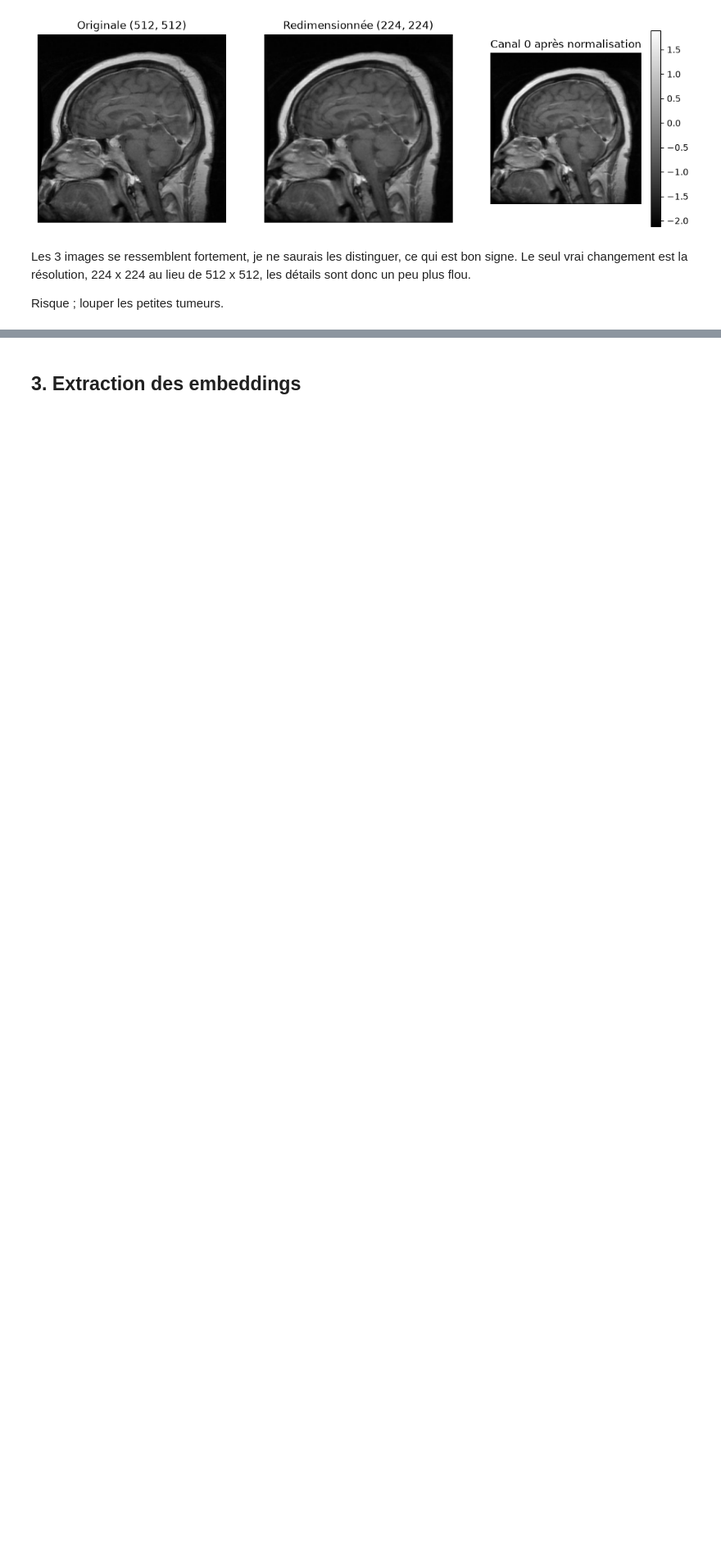
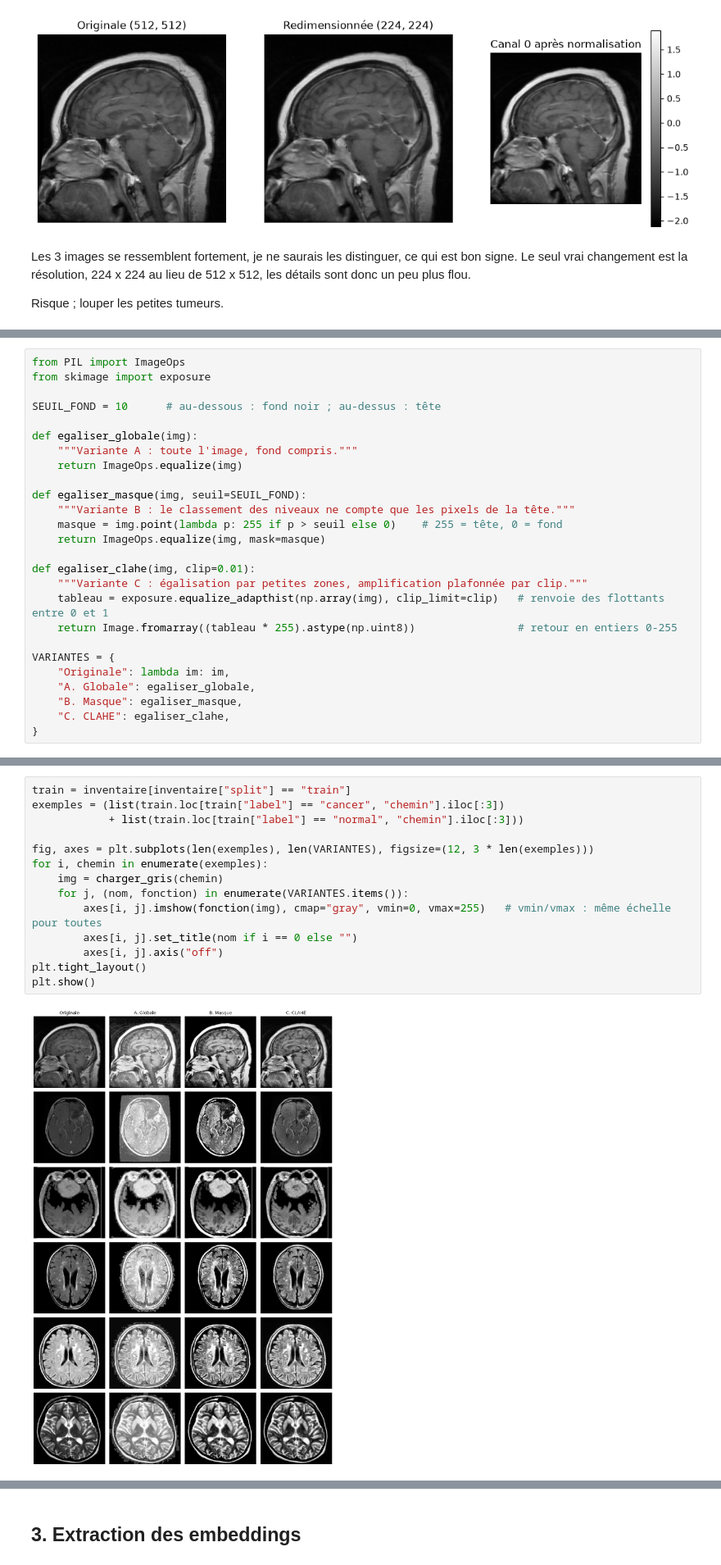
Before and after one commit to matthieudevivie/Projet-7---Labellisez-et-appliquez-des-approches-semi-supervisees-en-traitement-d-images, a Jupyter notebook: notebooks/02_features.ipynb, the cells around one changed output, grey strips where cells are left out. Shown at 82% size. Drawn from its saved outputs; the diff is of its cells as text; blank space fills up the shorter version.

```diff
--- a/notebooks/02_features.ipynb
+++ b/notebooks/02_features.ipynb
@@ -153,0 +192,26 @@ Risque ; louper les petites tumeurs.
+# %%
+from PIL import ImageOps
+from skimage import exposure
+
+SEUIL_FOND = 10      # au-dessous : fond noir ; au-dessus : tête
+
+def egaliser_globale(img):
+    """Variante A : toute l'image, fond compris."""
+    return ImageOps.equalize(img)
+
+def egaliser_masque(img, seuil=SEUIL_FOND):
+    """Variante B : le classement des niveaux ne compte que les pixels de la tête."""
+    masque = img.point(lambda p: 255 if p > seuil else 0)    # 255 = tête, 0 = fond
+    return ImageOps.equalize(img, mask=masque)
+
+def egaliser_clahe(img, clip=0.01):
+    """Variante C : égalisation par petites zones, amplification plafonnée par clip."""
+    tableau = exposure.equalize_adapthist(np.array(img), clip_limit=clip)   # renvoie des flottants entre 0 et 1
+    return Image.fromarray((tableau * 255).astype(np.uint8))                # retour en entiers 0-255
+
+VARIANTES = {
+    "Originale": lambda im: im,
+    "A. Globale": egaliser_globale,
+    "B. Masque": egaliser_masque,
+    "C. CLAHE": egaliser_clahe,
+}
@@ -153,0 +220,16 @@ Risque ; louper les petites tumeurs.
+# %%
+train = inventaire[inventaire["split"] == "train"]
+exemples = (list(train.loc[train["label"] == "cancer", "chemin"].iloc[:3])
+            + list(train.loc[train["label"] == "normal", "chemin"].iloc[:3]))
+
+fig, axes = plt.subplots(len(exemples), len(VARIANTES), figsize=(12, 3 * len(exemples)))
+for i, chemin in enumerate(exemples):
+    img = charger_gris(chemin)
+    for j, (nom, fonction) in enumerate(VARIANTES.items()):
+        axes[i, j].imshow(fonction(img), cmap="gray", vmin=0, vmax=255)   # vmin/vmax : même échelle pour toutes
+        axes[i, j].set_title(nom if i == 0 else "")
+        axes[i, j].axis("off")
+plt.tight_layout()
+plt.show()
+# %% [output]
+[figure, added]
```
Also changed, not shown: parts of 14 cells of this notebook, 3 other files.
